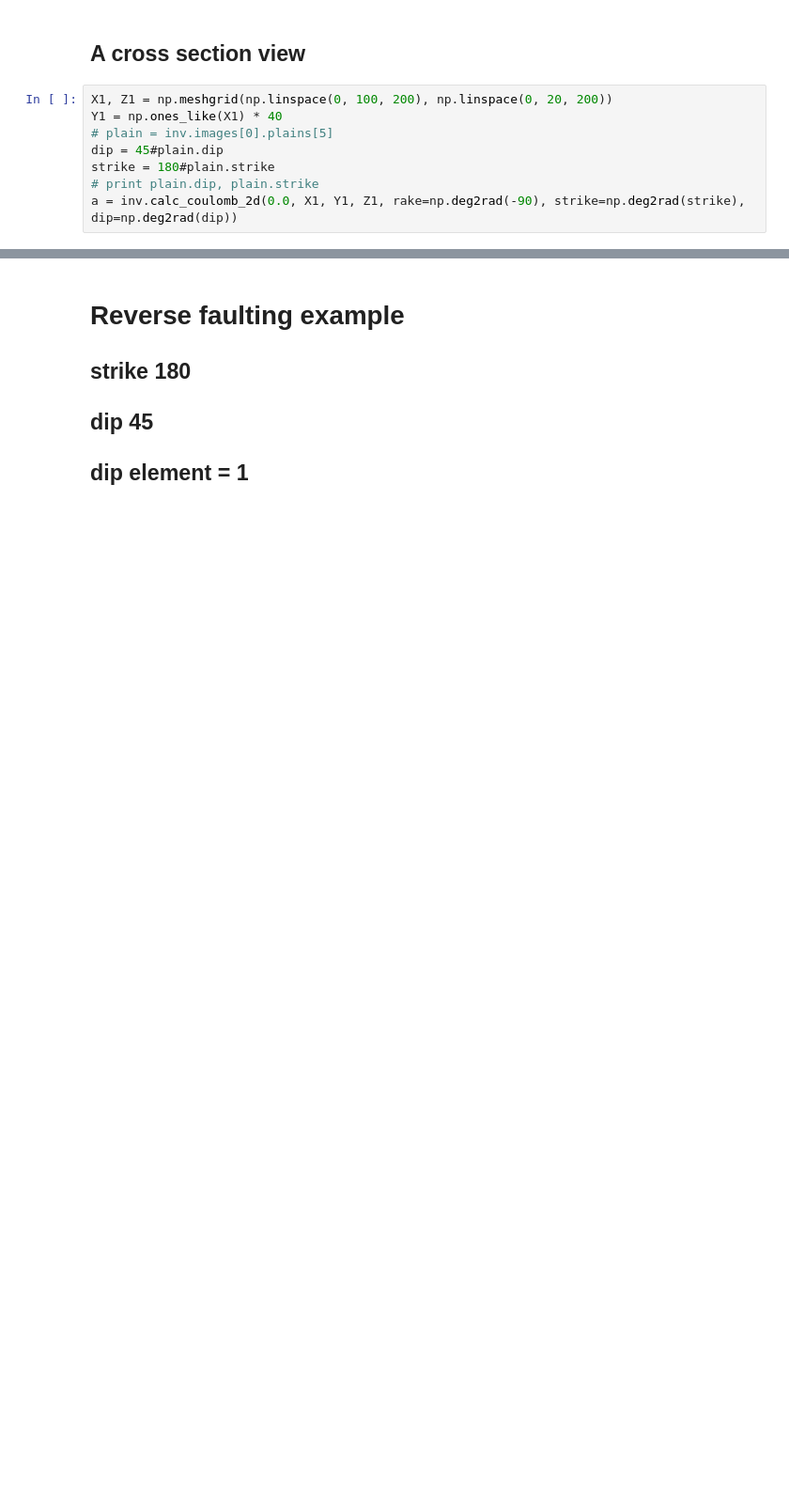
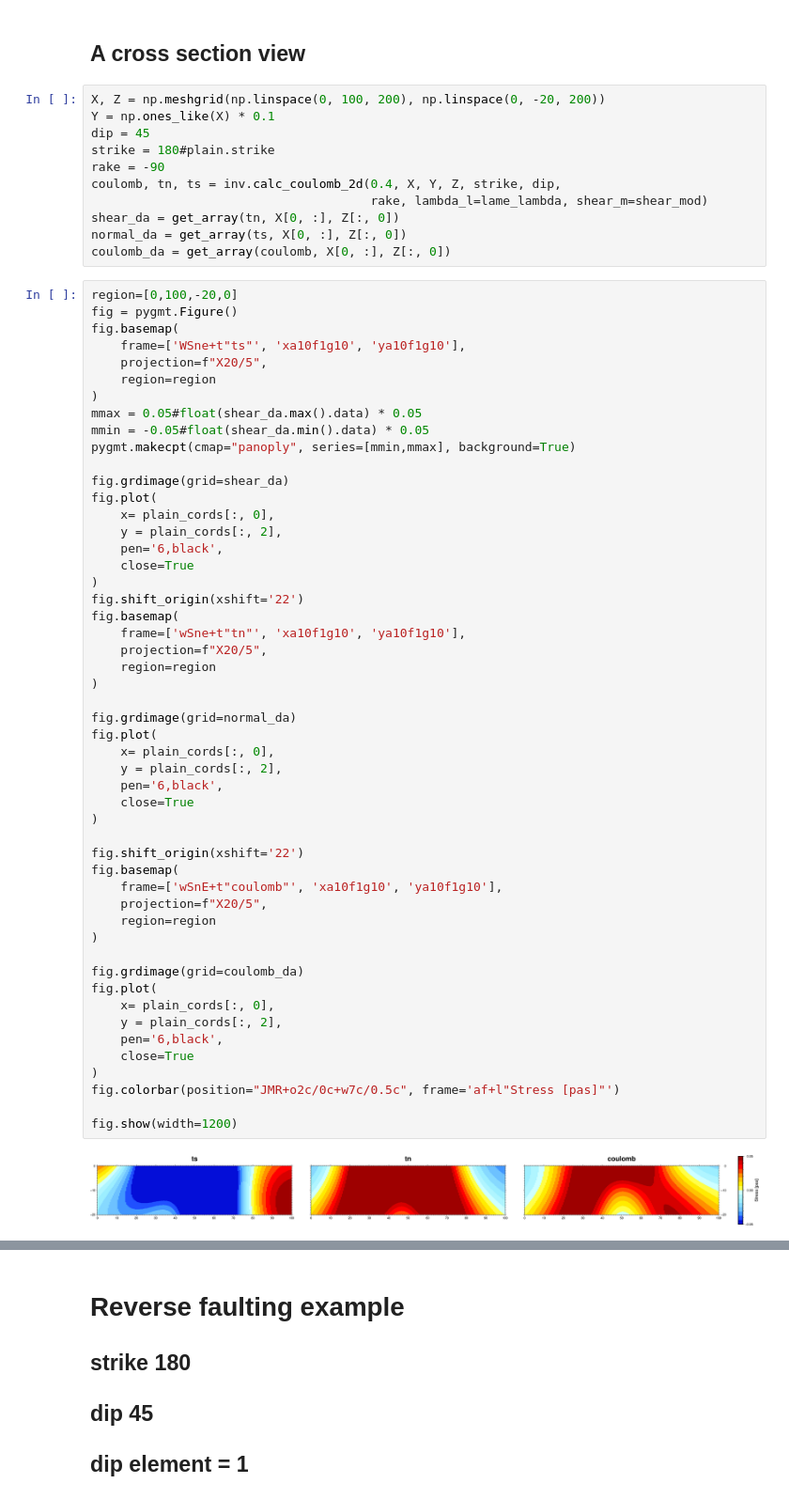
Before and after one commit to yohaimagen/faultSlip, a Jupyter notebook: faultSlip/example/stress_Calc_example.ipynb, the cells around one changed output, grey strips where cells are left out. Shown at 94% size. Drawn from its saved outputs; the diff is of its cells as text; blank space fills up the shorter version.

```diff
--- a/faultSlip/example/stress_Calc_example.ipynb
+++ b/faultSlip/example/stress_Calc_example.ipynb
@@ -203,13 +185,69 @@ fig.show(width=1200)
 # %% [markdown]
 ## A cross section view
-# %%
-X1, Z1 = np.meshgrid(np.linspace(0, 100, 200), np.linspace(0, 20, 200))
-Y1 = np.ones_like(X1) * 40
-# plain = inv.images[0].plains[5]
-dip = 45#plain.dip
-strike = 180#plain.strike
-# print plain.dip, plain.strike
-a = inv.calc_coulomb_2d(0.0, X1, Y1, Z1, rake=np.deg2rad(-90), strike=np.deg2rad(strike), dip=np.deg2rad(dip))
+# %%
+X, Z = np.meshgrid(np.linspace(0, 100, 200), np.linspace(0, -20, 200))
+Y = np.ones_like(X) * 0.1
+dip = 45
+strike = 180#plain.strike
+rake = -90
+coulomb, tn, ts = inv.calc_coulomb_2d(0.4, X, Y, Z, strike, dip,
+                                      rake, lambda_l=lame_lambda, shear_m=shear_mod)
+shear_da = get_array(tn, X[0, :], Z[:, 0])
+normal_da = get_array(ts, X[0, :], Z[:, 0])
+coulomb_da = get_array(coulomb, X[0, :], Z[:, 0])
+# %%
+region=[0,100,-20,0]
+fig = pygmt.Figure()
+fig.basemap(
+    frame=['WSne+t"ts"', 'xa10f1g10', 'ya10f1g10'],
+    projection=f"X20/5",
+    region=region
+)
+mmax = 0.05#float(shear_da.max().data) * 0.05
+mmin = -0.05#float(shear_da.min().data) * 0.05
+pygmt.makecpt(cmap="panoply", series=[mmin,mmax], background=True)
+
+fig.grdimage(grid=shear_da)
+fig.plot(
+    x= plain_cords[:, 0],
+    y = plain_cords[:, 2],
+    pen='6,black',
+    close=True
+)
+fig.shift_origin(xshift='22')
+fig.basemap(
+    frame=['wSne+t"tn"', 'xa10f1g10', 'ya10f1g10'],
+    projection=f"X20/5",
+    region=region
+)
+
+fig.grdimage(grid=normal_da)
+fig.plot(
+    x= plain_cords[:, 0],
+    y = plain_cords[:, 2],
+    pen='6,black',
+    close=True
+)
+
+fig.shift_origin(xshift='22')
+fig.basemap(
+    frame=['wSnE+t"coulomb"', 'xa10f1g10', 'ya10f1g10'],
+    projection=f"X20/5",
+    region=region
+)
+
+fig.grdimage(grid=coulomb_da)
+fig.plot(
+    x= plain_cords[:, 0],
+    y = plain_cords[:, 2],
+    pen='6,black',
+    close=True
+)
+fig.colorbar(position="JMR+o2c/0c+w7c/0.5c", frame='af+l"Stress [pas]"')
+
+fig.show(width=1200)
+# %% [output]
+[figure, added]
 # %%
 mmax = a[5].max() * 0.05
 mmin = a[5].min() * 0.05
```
Also changed, not shown: parts of 11 cells of this notebook, 52 other files.
